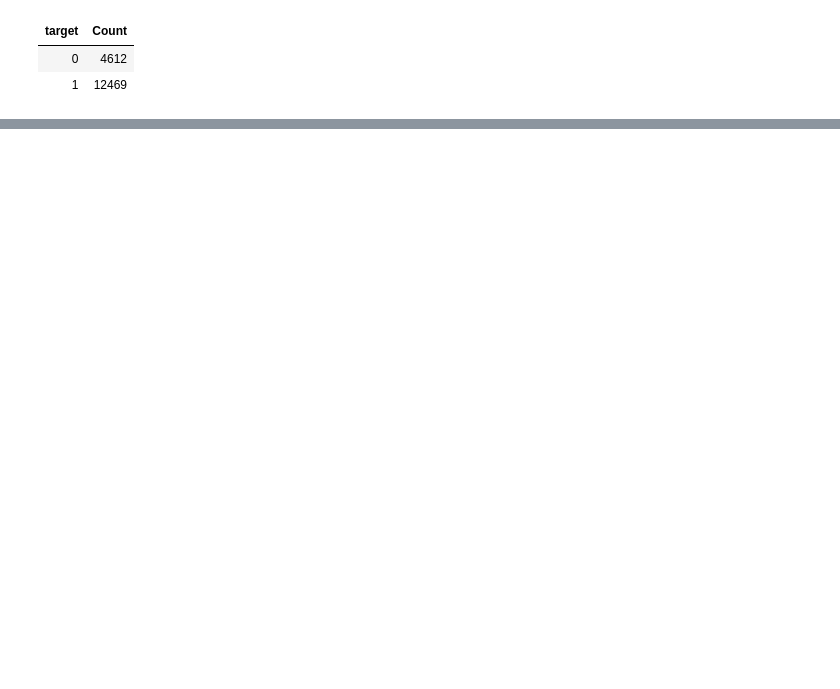
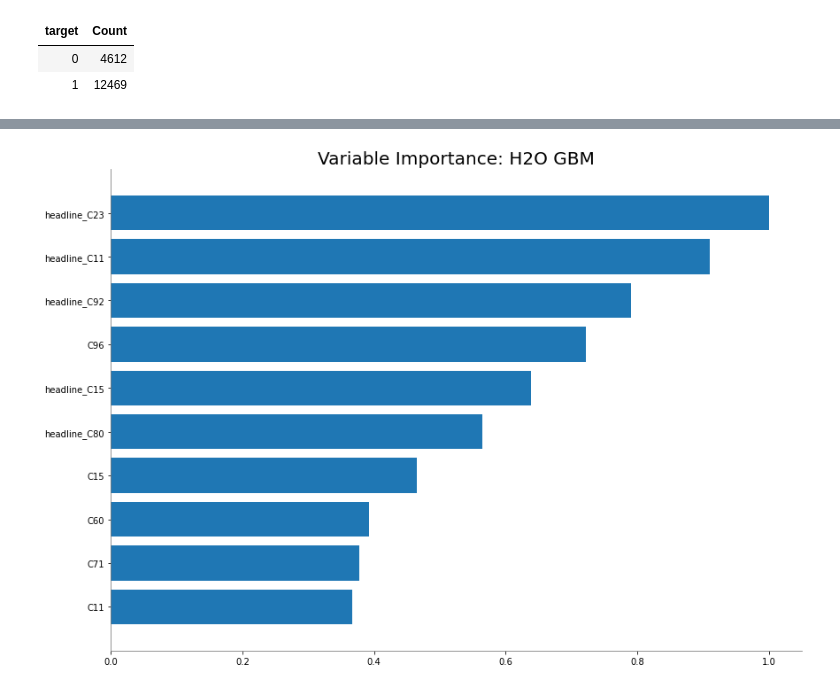
Before and after one commit to kappakpr/DeepLearning, a Jupyter notebook: senti2_GBM_H2O.ipynb, the cells around one changed output, grey strips where cells are left out. Saved outputs shown, nothing was run; the diff lists cells and outputs as text; code cells hidden in the pictures; blank space fills up the shorter version.

```diff
--- a/senti2_GBM_H2O.ipynb
+++ b/senti2_GBM_H2O.ipynb
@@ -324,0 +403,2 @@ h2o_valid['target'].table()
+# %%
+h2o_df_ext = h2o_df_ext.cbind(headlines_vecs)
@@ -324,0 +410,6 @@ h2o_valid['target'].table()
+# %%
+h2o_train,h2o_valid = h2o_df_ext.split_frame(ratios=[0.8])
+# %%
+gbm_all_cols = H2OGradientBoostingEstimator(stopping_metric="AUC", stopping_tolerance=0.001, stopping_rounds=5, score_tree_interval=10)
+# %%
+gbm_all_cols.train(x=['votes']+headlines_vecs.names+reviews_vecs.names,y='target',training_frame=h2o_train,validation_frame=h2o_valid)
@@ -324,0 +440,4 @@ h2o_valid['target'].table()
+# %%
+gbm_all_cols.varimp_plot()
+# %% [output]
+[figure, added]
```
Also changed, not shown: parts of 20 cells of this notebook.
